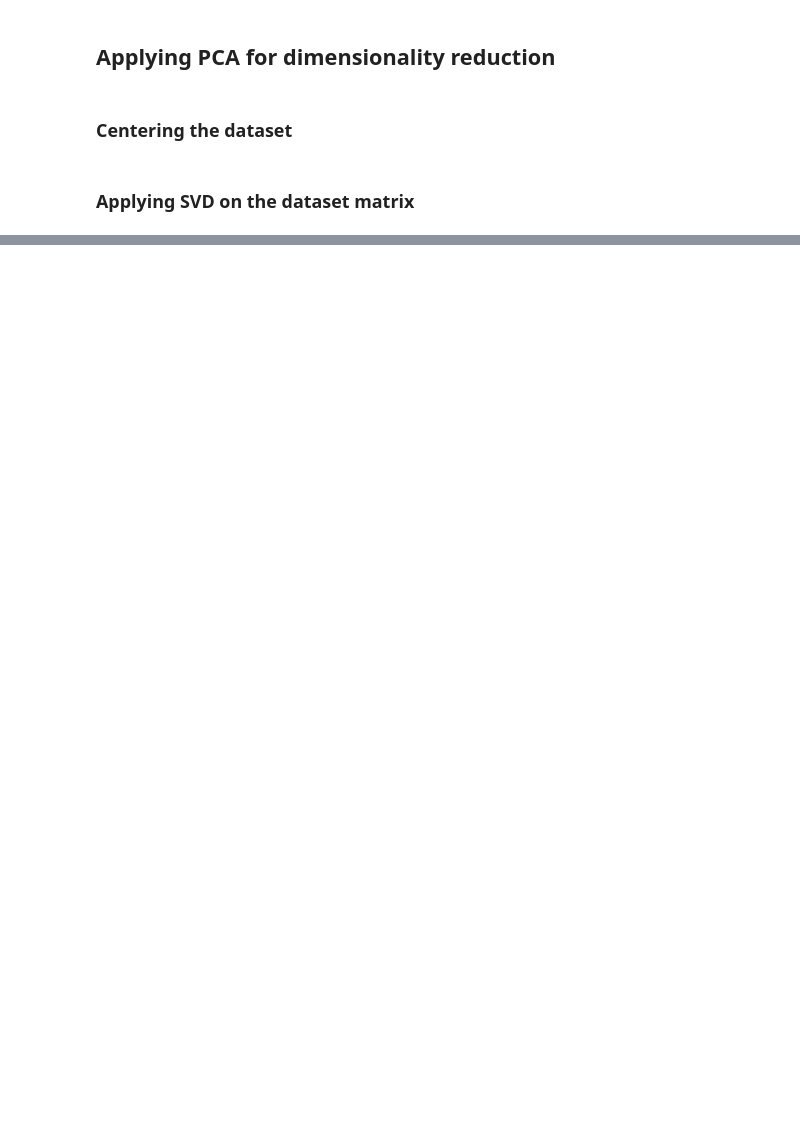
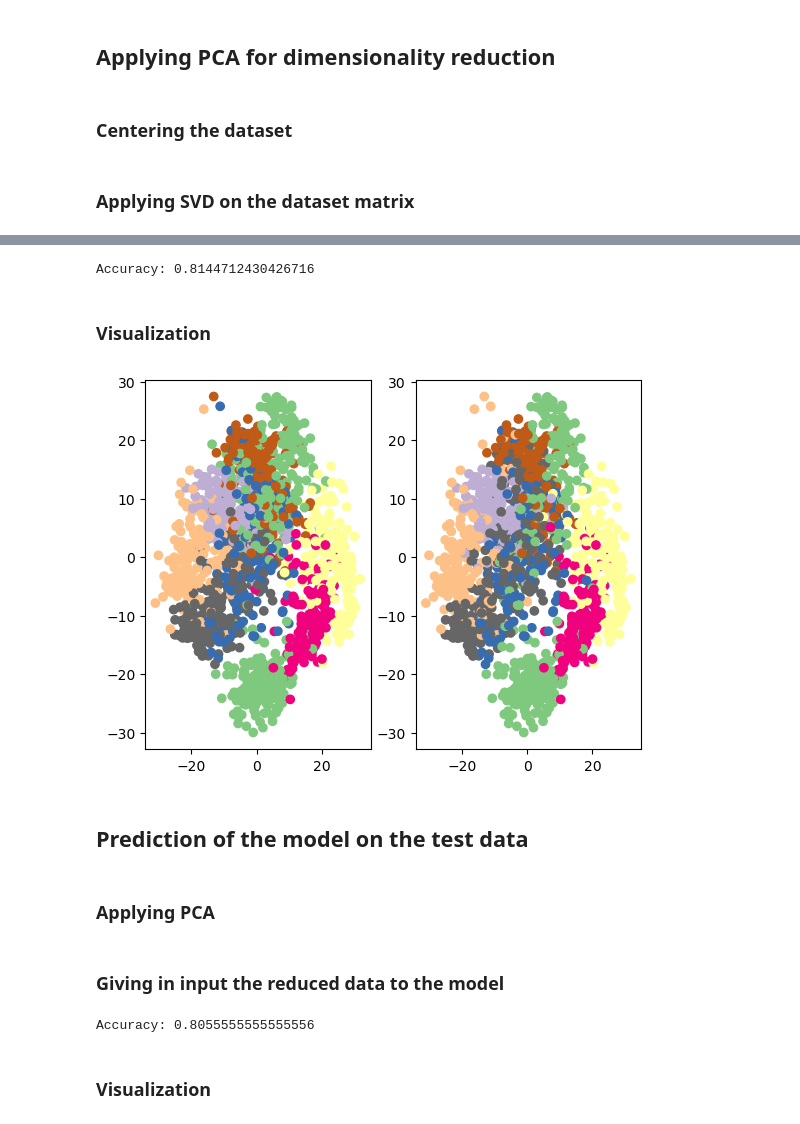
Before and after one commit to rubenciranni/MachineLearningNotebooks, a Jupyter notebook: K-means.ipynb, the cells around one changed output, grey strips where cells are left out. Cells and saved outputs as stored; diff of their text form; code cells hidden in the pictures; blank space fills up the shorter version.

```diff
--- a/K-means.ipynb
+++ b/K-means.ipynb
@@ -76,3 +113,3 @@ def get_assignments(data, centers):
 # %%
-X_train, X_test, y_train, y_test = train_test_split(digits.data,digits.target, test_size=0.1,
-                                                    random_state=0, stratify=digits.target)
+kmeans = KMeans(10)
+kmeans.fit(low_dimensional_data)
@@ -78,0 +118,30 @@ X_train, X_test, y_train, y_test = train_test_split(digits.data,digits.target, t
+# %%
+def get_cluster_to_number_mapping(i, target, labels):
+    cluster_labels = target[labels == i]
+    values, counts = np.unique(cluster_labels, return_counts=True)
+    return values[counts.argmax()]
+
+label_to_number = np.array([get_cluster_to_number_mapping(i, train_target, kmeans.labels) for i in range(kmeans.n_clusters)])
+# %%
+prediction = np.take(label_to_number, kmeans.labels)
+# %%
+print(f"Accuracy: {sum(train_target == prediction) / train_target.shape[0]}")
+# %% [output]
+Accuracy: 0.8144712430426716
+# %% [markdown]
+### Visualization
+# %%
+v_to_2d = vh.T[:,:2]
+data_2d = ctd_data @ v_to_2d
+# %%
+fig, axs = plt.subplots(1, 2)
+
+axs[0].scatter(*data_2d.T, c=prediction, cmap="Accent")
+axs[1].scatter(*data_2d.T, c=train_target, cmap="Accent")
+plt.show()
+# %% [output]
+[figure, added]
+# %% [markdown]
+## Prediction of the model on the test data
+# %% [markdown]
+### Applying PCA
@@ -78,0 +152,2 @@ X_train, X_test, y_train, y_test = train_test_split(digits.data,digits.target, t
+# %% [markdown]
+### Giving in input the reduced data to the model
@@ -78,0 +156,6 @@ X_train, X_test, y_train, y_test = train_test_split(digits.data,digits.target, t
+# %%
+print(f"Accuracy: {sum(test_target == prediction) / test_target.shape[0]}")
+# %% [output]
+Accuracy: 0.8055555555555556
+# %% [markdown]
+### Visualization
```
Also changed, not shown: parts of 39 cells of this notebook.
